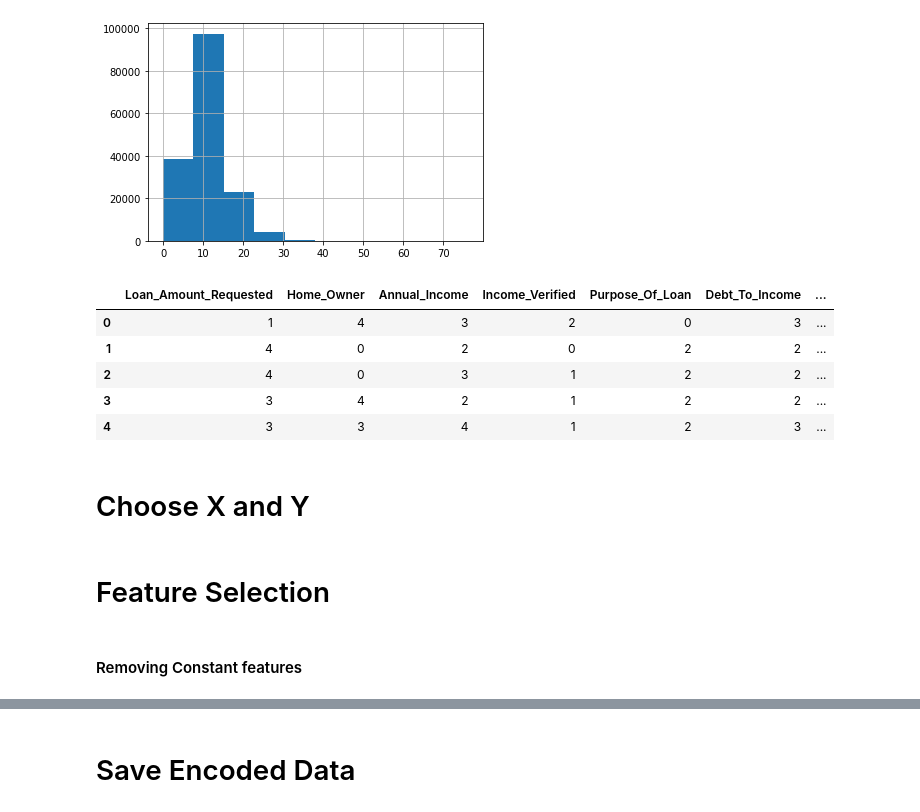
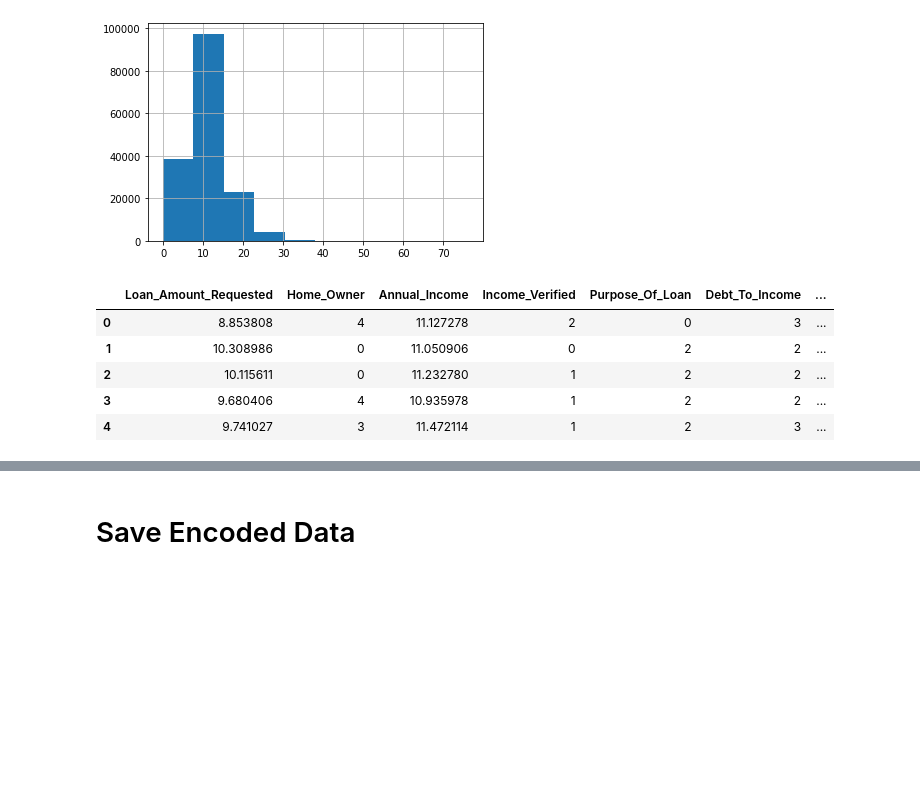
Before and after one commit to AvinashRamireddy31/Banking, a Jupyter notebook: src/data_processing/data_processing.ipynb, the cells around one changed output, grey strips where cells are left out. Cells and saved outputs as stored; diff of their text form; code cells hidden in the pictures; blank space fills up the shorter version.

```diff
--- a/src/data_processing/data_processing.ipynb
+++ b/src/data_processing/data_processing.ipynb
@@ -458,7 +470,7 @@ encode_train['Annual_Income'].hist(bins= 10);
 # %% [output]
 [figure]
 # %%
-labels_4 = [1,2,3,4]
-encode_train['Annual_Income'] = pd.qcut(encode_train['Annual_Income'], q=4, labels= labels_4)
+# labels_4 = [1,2,3,4]
+# encode_train['Annual_Income'] = pd.qcut(encode_train['Annual_Income'], q=4, labels= labels_4)
 
-encode_train.head()
+encode_train['Annual_Income'] = np.log1p(encode_train['Annual_Income'])
@@ -476,9 +481,9 @@ encode_train['Loan_Amount_Requested'].hist();
 # %% [output]
 [figure]
 # %%
-labels_4 = [1,2,3,4]
-encode_train['Loan_Amount_Requested'] = pd.qcut(encode_train['Loan_Amount_Requested'], q=4, labels= labels_4)
-
+# labels_4 = [1,2,3,4]
+# encode_train['Loan_Amount_Requested'] = pd.qcut(encode_train['Loan_Amount_Requested'], q=4, labels= labels_4)
+encode_train['Loan_Amount_Requested'] = np.log1p(encode_train['Loan_Amount_Requested'])
 encode_train.head()
 # %% [output]
 |  | Loan_Amount_Requested | Home_Owner | Annual_Income | Income_Verified | Purpose_Of_Loan | Debt_To_Income | ... |
@@ -538,16 +543,16 @@ encode_train['Number_Open_Accounts'].hist()
 <matplotlib.axes._subplots.AxesSubplot at 0x...>
 [figure]
 # %%
-labels_4 = [1,2,3,4]
-encode_train['Number_Open_Accounts'] = pd.qcut(encode_train['Number_Open_Accounts'], q=4, labels= labels_4)
+# labels_4 = [1,2,3,4]
+# encode_train['Number_Open_Accounts'] = pd.qcut(encode_train['Number_Open_Accounts'], q=4, labels= labels_4)
+
+encode_train['Number_Open_Accounts']= np.log1p(encode_train['Number_Open_Accounts'], where = encode_train['Number_Open_Accounts']!=0)
 
 encode_train.head()
 # %% [output]
 |  | Loan_Amount_Requested | Home_Owner | Annual_Income | Income_Verified | Purpose_Of_Loan | Debt_To_Income | ... |
-| 0 | 1 | 4 | 3 | 2 | 0 | 3 | ... |
-| 1 | 4 | 0 | 2 | 0 | 2 | 2 | ... |
-| 2 | 4 | 0 | 3 | 1 | 2 | 2 | ... |
-| 3 | 3 | 4 | 2 | 1 | 2 | 2 | ... |
-| 4 | 3 | 3 | 4 | 1 | 2 | 3 | ... |
+| 0 | 8.853808 | 4 | 11.127278 | 2 | 0 | 3 | ... |
+| 1 | 10.308986 | 0 | 11.050906 | 0 | 2 | 2 | ... |
+| 2 | 10.115611 | 0 | 11.232780 | 1 | 2 | 2 | ... |
+| 3 | 9.680406 | 4 | 10.935978 | 1 | 2 | 2 | ... |
+| 4 | 9.741027 | 3 | 11.472114 | 1 | 2 | 3 | ... |
-# %% [markdown]
-# Choose X and Y
@@ -557,2 +558,0 @@ y_train = encode_train['Interest_Rate']
-# %% [markdown]
-# Feature Selection
@@ -561,2 +558,0 @@ from sklearn.feature_selection import VarianceThreshold
-# %% [markdown]
-#### Removing Constant features
```
Also changed, not shown: parts of 22 cells of this notebook, 2 other files.
